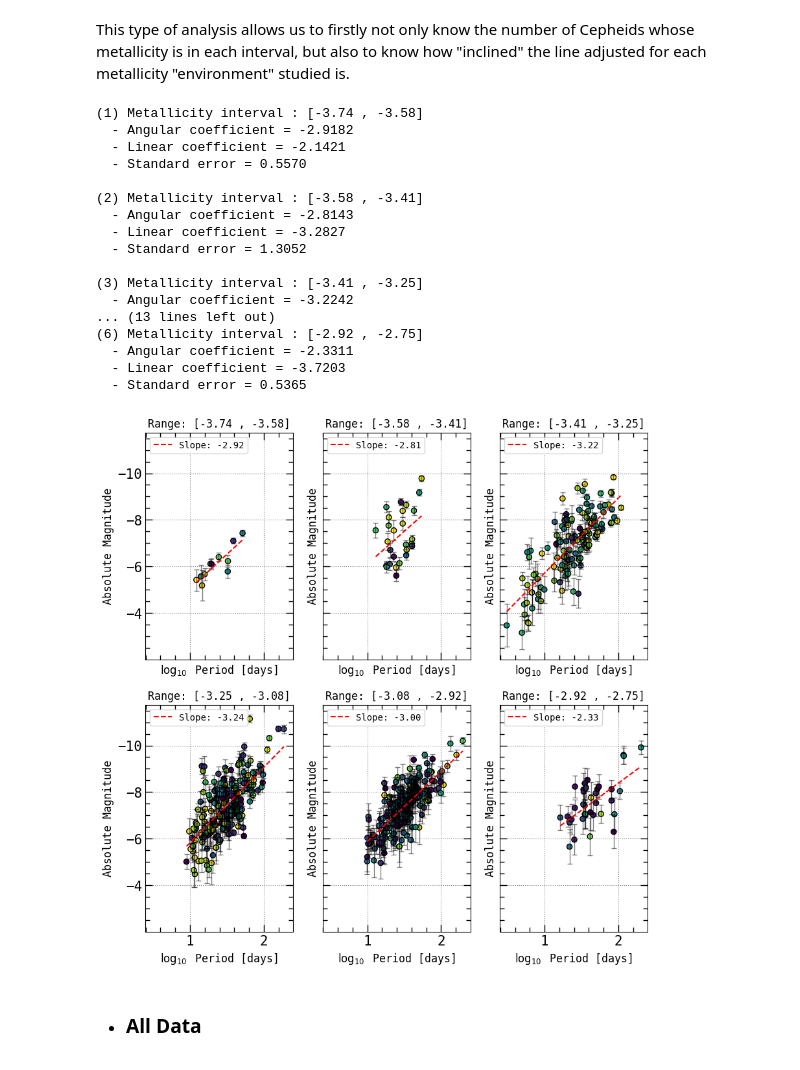
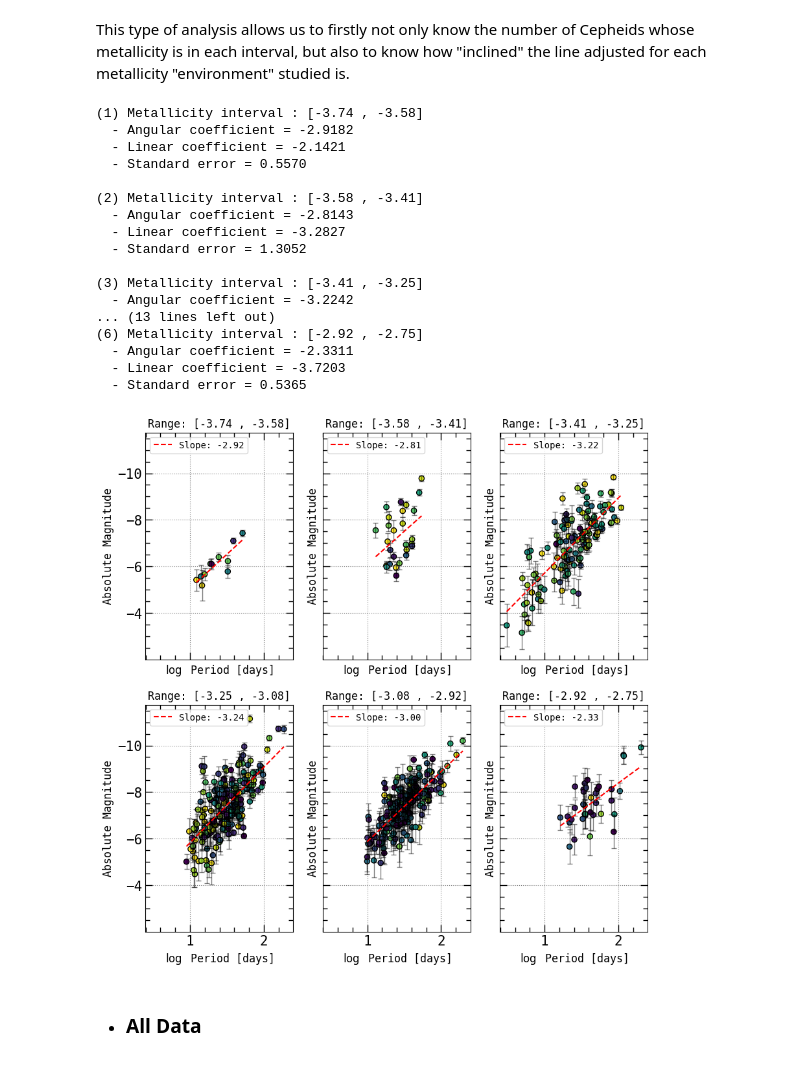
Before and after one commit to GabrielWendell/Cepheids_Projects, a Jupyter notebook: Project_1/Notebooks/Cepheids_Data.ipynb, the cells around one changed output. Saved outputs shown, nothing was run; the diff lists cells and outputs as text; code cells hidden in the pictures.

```diff
--- a/Project_1/Notebooks/Cepheids_Data.ipynb
+++ b/Project_1/Notebooks/Cepheids_Data.ipynb
@@ -358,7 +358,7 @@ for ax, gal in zip(axs, unique_galaxies):
     ax.invert_yaxis()
 
     ax.set_title(f'NGC {gal}')
-    ax.set_xlabel(f'$\log10$ Period [days]')
+    ax.set_xlabel(f'$\log$ Period [days]')
     ax.set_ylabel(f'Absolute Magnitude')
     sm_plot_mod(ax)
 # %% [output]
@@ -421,7 +421,7 @@ ax.errorbar(df['logP'], df['M'], yerr = df['Merr'], fmt = 'o',
 cbar = plt.colorbar(sc)
 cbar.set_label(r'$\log$[O/H]')
 
-ax.set_xlabel(r'$\log_{10}$ Period [days]')
+ax.set_xlabel(r'$\log$ Period [days]')
 ax.set_ylabel('Absolute Magnitude')
 ax.set_title('Cepheid Stars')
 
@@ -446,7 +446,7 @@ for ax, gal in zip(axs, unique_galaxies):
     ax.hist(subset['logP'], bins = 10, edgecolor = 'k', alpha = 0.7, zorder = 2)
 
     ax.set_title(f'NGC {gal}')
-    ax.set_xlabel(r'$\log_{10}$ Period [days]')
+    ax.set_xlabel(r'$\log$ Period [days]')
     ax.set_ylabel(r'Frequency')
     sm_plot_mod(ax)
 # %% [output]
@@ -466,7 +466,7 @@ for ax, gal in zip(axs, unique_galaxies):
     ax.hist(subset['logO_H'], bins = 10, edgecolor = 'k', alpha = 0.7, zorder = 2)
 
     ax.set_title(f'NGC {gal}')
-    ax.set_xlabel(r'$\log_{10}$[O/H]')
+    ax.set_xlabel(r'$\log$[O/H]')
     ax.set_ylabel(r'Frequency')
     sm_plot_mod(ax)
 # %% [output]
@@ -534,35 +534,35 @@ for i, ax in enumerate(axs):
         print(f"  - Angular coefficient = {slope:.4f}")
         print(f"  - Linear coefficient = {intercept:.4f}")
         print(f"  - Standard error = {std_err:.4f}\n")
 
     ax.set_title(f'Range: {metallicity_labels[i]}', fontsize = 12)
-    ax.set_xlabel(r'$\log_{10}$ Period [days]', fontsize = 12)
+    ax.set_xlabel(r'$\log$ Period [days]', fontsize = 12)
     ax.set_ylabel('Absolute Magnitude', fontsize = 12)
 
     ax.legend(loc = 2, fontsize = 10)
     sm_plot_mod(ax)
 
 ax.invert_yaxis()
 plt.show()
 # %% [output]
 (1) Metallicity interval : [-3.74 , -3.58]
   - Angular coefficient = -2.9182
   - Linear coefficient = -2.1421
   - Standard error = 0.5570
 
 (2) Metallicity interval : [-3.58 , -3.41]
   - Angular coefficient = -2.8143
   - Linear coefficient = -3.2827
   - Standard error = 1.3052
 
 (3) Metallicity interval : [-3.41 , -3.25]
   - Angular coefficient = -3.2242
 ... (13 lines left out)
 (6) Metallicity interval : [-2.92 , -2.75]
   - Angular coefficient = -2.3311
   - Linear coefficient = -3.7203
   - Standard error = 0.5365
-[figure, old version]
+[figure, new version]
 # %% [markdown]
 - ### All Data
 # %% [markdown]
```
Also changed, not shown: parts of 8 cells of this notebook, 34 other files.
